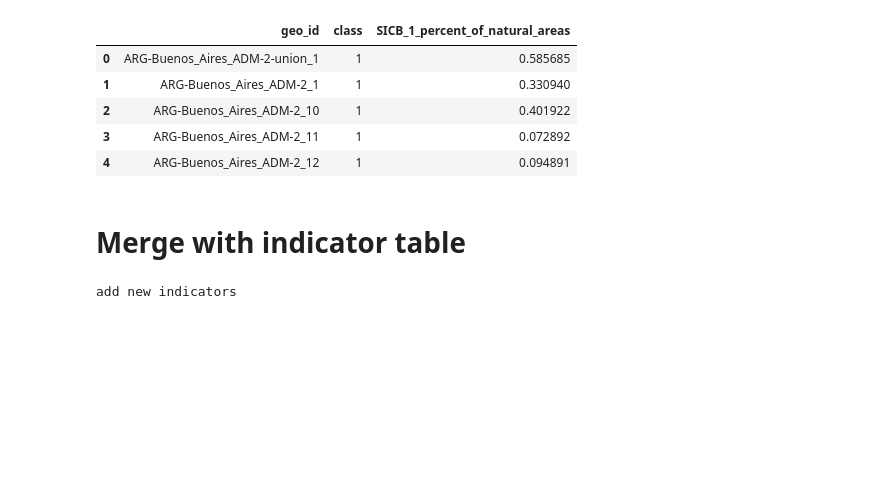
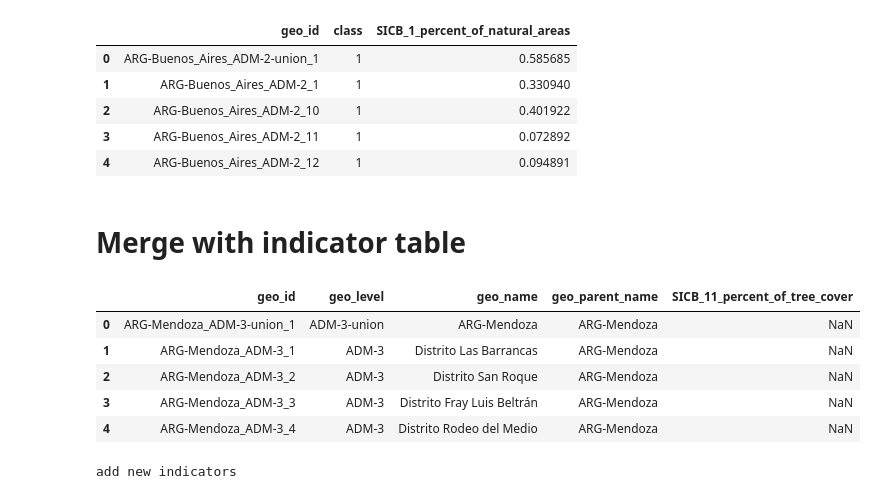
Before and after one commit to wri/cities-urbanshift, a Jupyter notebook: baseline-indicators/biodiversity/notebooks/compute-indicator-SICB-1.ipynb, the cells around one changed output. Drawn from its saved outputs; the diff is of its cells as text; code cells hidden in the pictures; blank space fills up the shorter version.

```diff
--- a/baseline-indicators/biodiversity/notebooks/compute-indicator-SICB-1.ipynb
+++ b/baseline-indicators/biodiversity/notebooks/compute-indicator-SICB-1.ipynb
@@ -58,4 +58,12 @@ df_classes_natural.head()
 # %%
 # read indicator table
 cities_indicators = pd.read_csv('https://cities-urbanshift.s3.eu-west-3.amazonaws.com/indicators/cities_indicators.csv')
+cities_indicators.head()
+# %% [output]
+|  | geo_id | geo_level | geo_name | geo_parent_name | SICB_11_percent_of_tree_cover |
+| 0 | ARG-Mendoza_ADM-3-union_1 | ADM-3-union | ARG-Mendoza | ARG-Mendoza | NaN |
+| 1 | ARG-Mendoza_ADM-3_1 | ADM-3 | Distrito Las Barrancas | ARG-Mendoza | NaN |
+| 2 | ARG-Mendoza_ADM-3_2 | ADM-3 | Distrito San Roque | ARG-Mendoza | NaN |
+| 3 | ARG-Mendoza_ADM-3_3 | ADM-3 | Distrito Fray Luis Beltrán | ARG-Mendoza | NaN |
+| 4 | ARG-Mendoza_ADM-3_4 | ADM-3 | Distrito Rodeo del Medio | ARG-Mendoza | NaN |
 # %%
```
Also changed, not shown: parts of 1 cell of this notebook, 44 other files.
